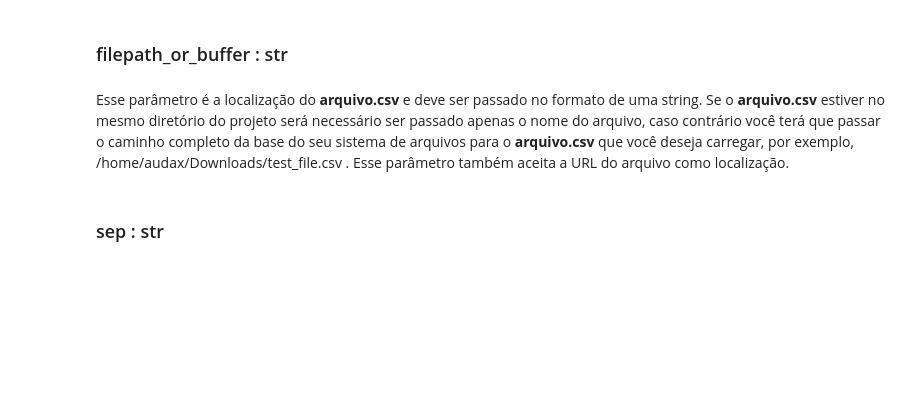
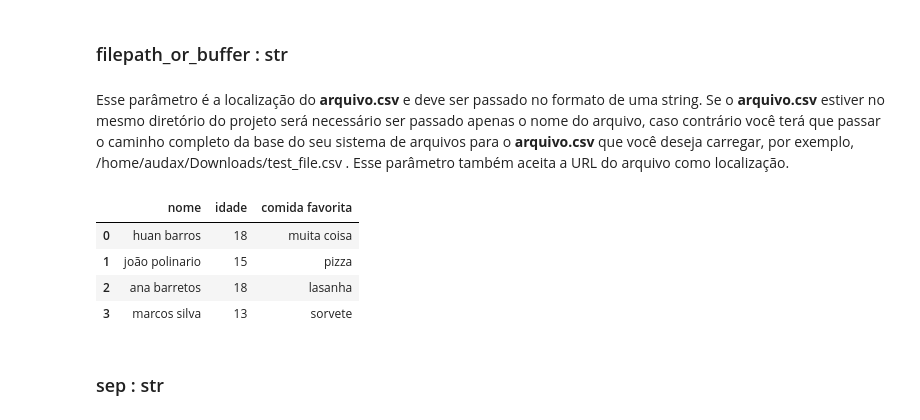
Before and after one commit to huanbarrosn/estudo_ds, a Jupyter notebook: programing/pandas/detailed_pandas.ipynb, the cells around one changed output. Drawn from its saved outputs; the diff is of its cells as text; code cells hidden in the pictures; blank space fills up the shorter version.

```diff
--- a/programing/pandas/detailed_pandas.ipynb
+++ b/programing/pandas/detailed_pandas.ipynb
@@ -673,8 +673,14 @@ Esse parâmetro é a localização do **arquivo.csv** e deve ser passado no form
 # %%
 import pandas as pd
 # %%
-df = pd.read_csv('Data base/teste1.csv')
+df = pd.read_csv('data-base/teste1.csv')
 df
+# %% [output]
+|  | nome | idade | comida favorita |
+| 0 | huan barros | 18 | muita coisa |
+| 1 | joão polinario | 15 | pizza |
+| 2 | ana barretos | 18 | lasanha |
+| 3 | marcos silva | 13 | sorvete |
 # %% [markdown]
 
 ### sep : str
```
Also changed, not shown: parts of 27 cells of this notebook, 1 other file.
